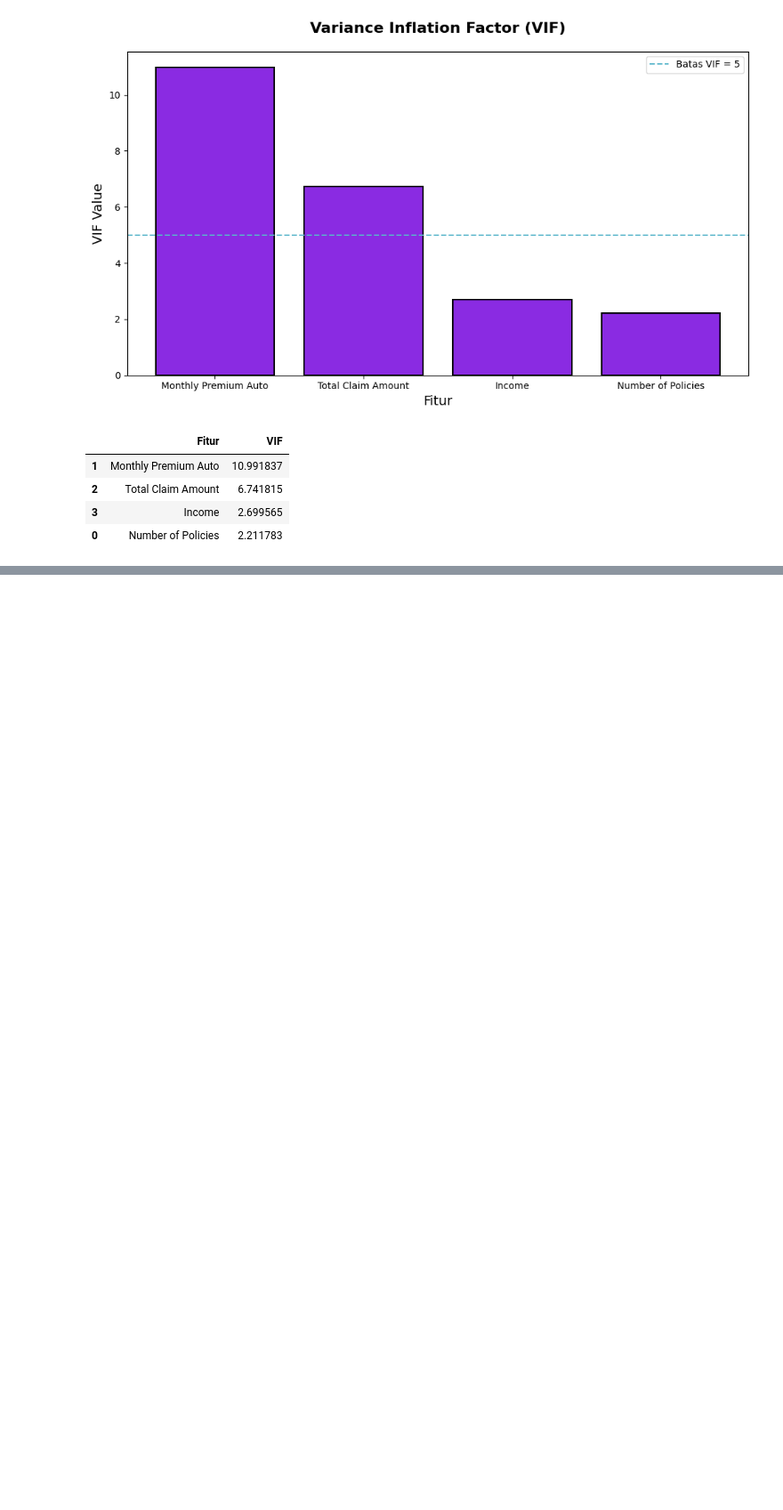
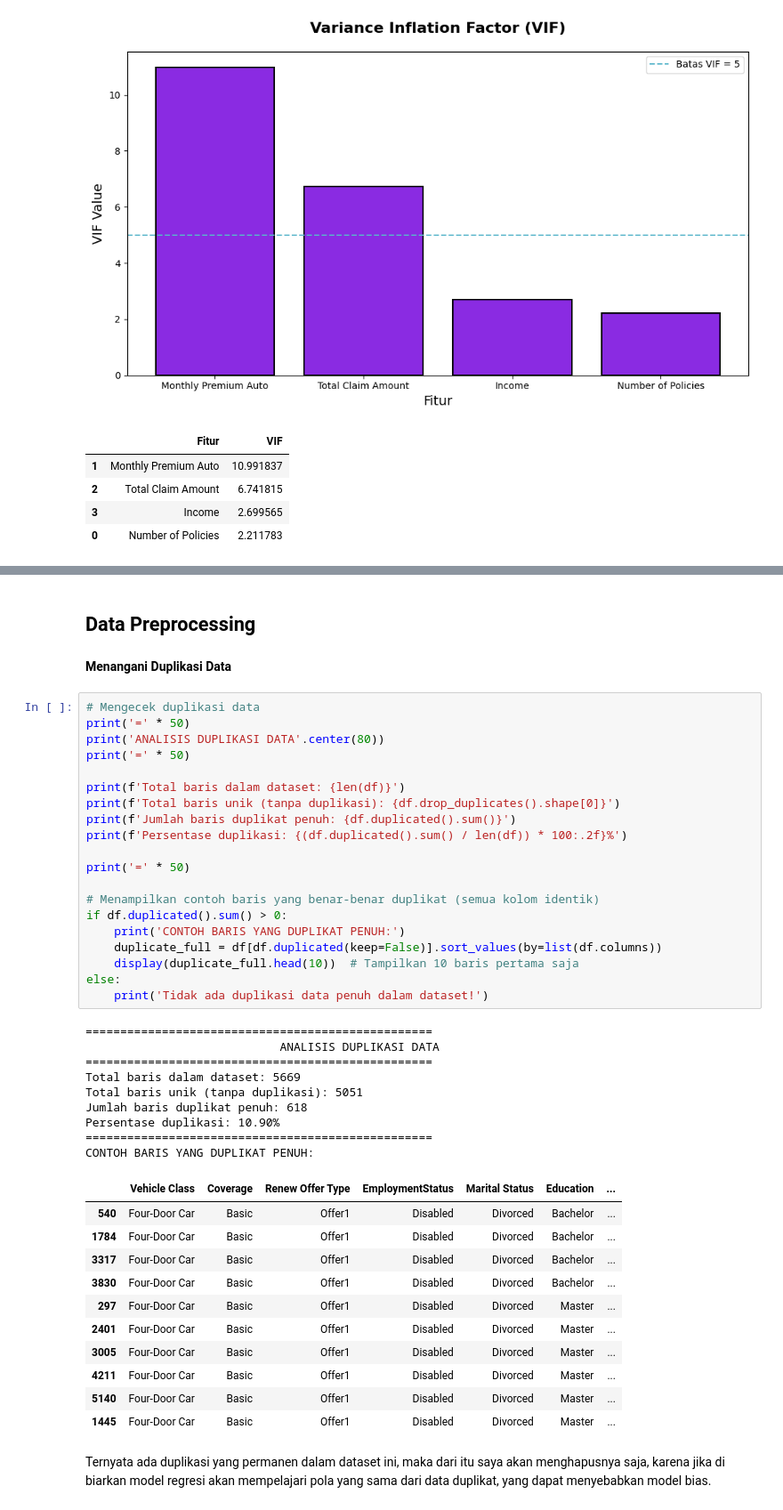
Before and after one commit to BagasNuryaman15/Capstone-2-SatriaDirgantaraN, a Jupyter notebook: Notebook.ipynb, the cells around one changed output, grey strips where cells are left out. Shown at 89% size. Saved outputs shown, nothing was run; the diff lists cells and outputs as text; blank space fills up the shorter version.

Commit message:
Full Done 100%

```diff
--- a/Notebook.ipynb
+++ b/Notebook.ipynb
@@ -840,0 +868,47 @@ Tapi jika dilihat dari sudut pandang bisnis dan logika domain, kedua fitur ini j
+# %% [markdown]
+## **Data Preprocessing**
+# %% [markdown]
+**Menangani Duplikasi Data**
+# %%
+# Mengecek duplikasi data
+print('=' * 50)
+print('ANALISIS DUPLIKASI DATA'.center(80))
+print('=' * 50)
+
+print(f'Total baris dalam dataset: {len(df)}')
+print(f'Total baris unik (tanpa duplikasi): {df.drop_duplicates().shape[0]}')
+print(f'Jumlah baris duplikat penuh: {df.duplicated().sum()}')
+print(f'Persentase duplikasi: {(df.duplicated().sum() / len(df)) * 100:.2f}%')
+
+print('=' * 50)
+
+# Menampilkan contoh baris yang benar-benar duplikat (semua kolom identik)
+if df.duplicated().sum() > 0:
+    print('CONTOH BARIS YANG DUPLIKAT PENUH:')
+    duplicate_full = df[df.duplicated(keep=False)].sort_values(by=list(df.columns))
+    display(duplicate_full.head(10))  # Tampilkan 10 baris pertama saja
+else:
+    print('Tidak ada duplikasi data penuh dalam dataset!')
+# %% [output]
+==================================================
+                            ANALISIS DUPLIKASI DATA
+==================================================
+Total baris dalam dataset: 5669
+Total baris unik (tanpa duplikasi): 5051
+Jumlah baris duplikat penuh: 618
+Persentase duplikasi: 10.90%
+==================================================
+CONTOH BARIS YANG DUPLIKAT PENUH:
+|  | Vehicle Class | Coverage | Renew Offer Type | EmploymentStatus | Marital Status | Education | ... |
+| 540 | Four-Door Car | Basic | Offer1 | Disabled | Divorced | Bachelor | ... |
+| 1784 | Four-Door Car | Basic | Offer1 | Disabled | Divorced | Bachelor | ... |
+| 3317 | Four-Door Car | Basic | Offer1 | Disabled | Divorced | Bachelor | ... |
+| 3830 | Four-Door Car | Basic | Offer1 | Disabled | Divorced | Bachelor | ... |
+| 297 | Four-Door Car | Basic | Offer1 | Disabled | Divorced | Master | ... |
+| 2401 | Four-Door Car | Basic | Offer1 | Disabled | Divorced | Master | ... |
+| 3005 | Four-Door Car | Basic | Offer1 | Disabled | Divorced | Master | ... |
+| 4211 | Four-Door Car | Basic | Offer1 | Disabled | Divorced | Master | ... |
+| 5140 | Four-Door Car | Basic | Offer1 | Disabled | Divorced | Master | ... |
+| 1445 | Four-Door Car | Basic | Offer1 | Disabled | Divorced | Master | ... |
+# %% [markdown]
+Ternyata ada duplikasi yang permanen dalam dataset ini, maka dari itu saya akan menghapusnya saja, karena jika di biarkan model regresi akan mempelajari pola yang sama dari data duplikat, yang dapat menyebabkan model bias.
```
Also changed, not shown: parts of 40 cells of this notebook.
